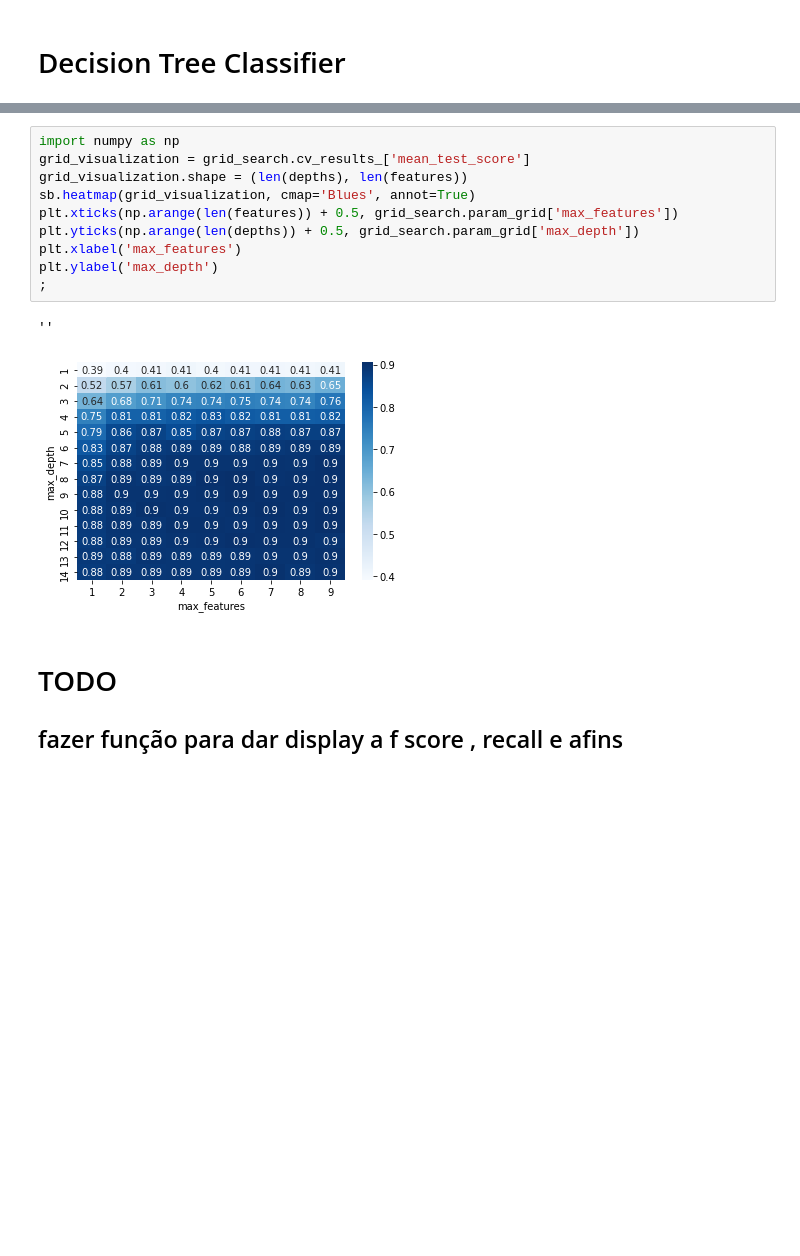
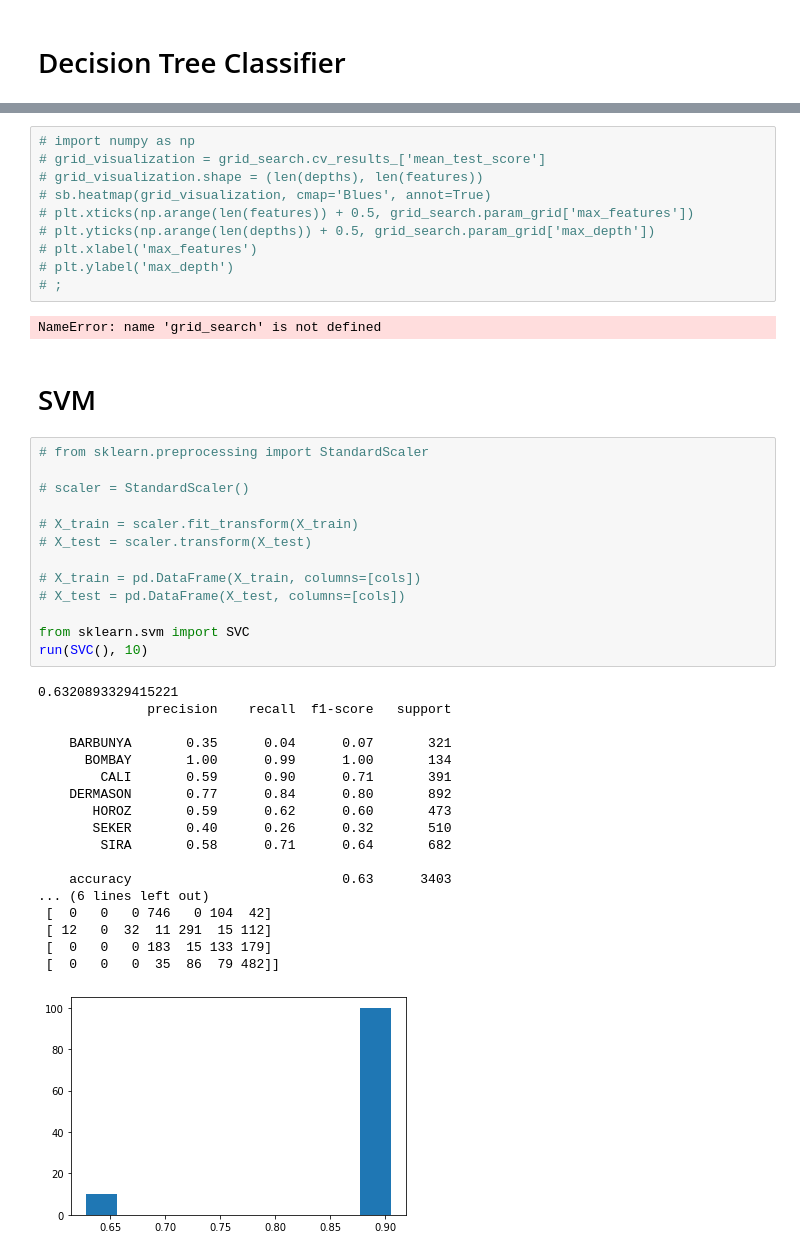
Before and after one commit to Educorreia932/FEUP-IART, a Jupyter notebook: src/notebook.ipynb, the cells around one changed output, grey strips where cells are left out. Saved outputs shown, nothing was run; the diff lists cells and outputs as text; blank space fills up the shorter version.

```diff
--- a/src/notebook.ipynb
+++ b/src/notebook.ipynb
@@ -131,16 +138,46 @@ run(DecisionTreeClassifier)
 # %%
-import numpy as np
-grid_visualization = grid_search.cv_results_['mean_test_score']
-grid_visualization.shape = (len(depths), len(features))
-sb.heatmap(grid_visualization, cmap='Blues', annot=True)
-plt.xticks(np.arange(len(features)) + 0.5, grid_search.param_grid['max_features'])
-plt.yticks(np.arange(len(depths)) + 0.5, grid_search.param_grid['max_depth'])
-plt.xlabel('max_features')
-plt.ylabel('max_depth')
-;
+# import numpy as np
+# grid_visualization = grid_search.cv_results_['mean_test_score']
+# grid_visualization.shape = (len(depths), len(features))
+# sb.heatmap(grid_visualization, cmap='Blues', annot=True)
+# plt.xticks(np.arange(len(features)) + 0.5, grid_search.param_grid['max_features'])
+# plt.yticks(np.arange(len(depths)) + 0.5, grid_search.param_grid['max_depth'])
+# plt.xlabel('max_features')
+# plt.ylabel('max_depth')
+# ;
 # %% [output]
-''
+NameError: name 'grid_search' is not defined
-[figure, removed]
-# %% [markdown]
-# TODO
-## fazer função para dar display a f score , recall e afins
+# %% [markdown]
+# SVM
+# %%
+# from sklearn.preprocessing import StandardScaler
+
+# scaler = StandardScaler()
+
+# X_train = scaler.fit_transform(X_train)
+# X_test = scaler.transform(X_test)
+
+# X_train = pd.DataFrame(X_train, columns=[cols])
+# X_test = pd.DataFrame(X_test, columns=[cols])
+
+from sklearn.svm import SVC
+run(SVC(), 10)
+# %% [output]
+0.6320893329415221
+              precision    recall  f1-score   support
+
+    BARBUNYA       0.35      0.04      0.07       321
+      BOMBAY       1.00      0.99      1.00       134
+        CALI       0.59      0.90      0.71       391
+    DERMASON       0.77      0.84      0.80       892
+       HOROZ       0.59      0.62      0.60       473
+       SEKER       0.40      0.26      0.32       510
+        SIRA       0.58      0.71      0.64       682
+
+    accuracy                           0.63      3403
+... (6 lines left out)
+ [  0   0   0 746   0 104  42]
+ [ 12   0  32  11 291  15 112]
+ [  0   0   0 183  15 133 179]
+ [  0   0   0  35  86  79 482]]
+[figure, added]
```
Also changed, not shown: parts of 10 cells of this notebook.
